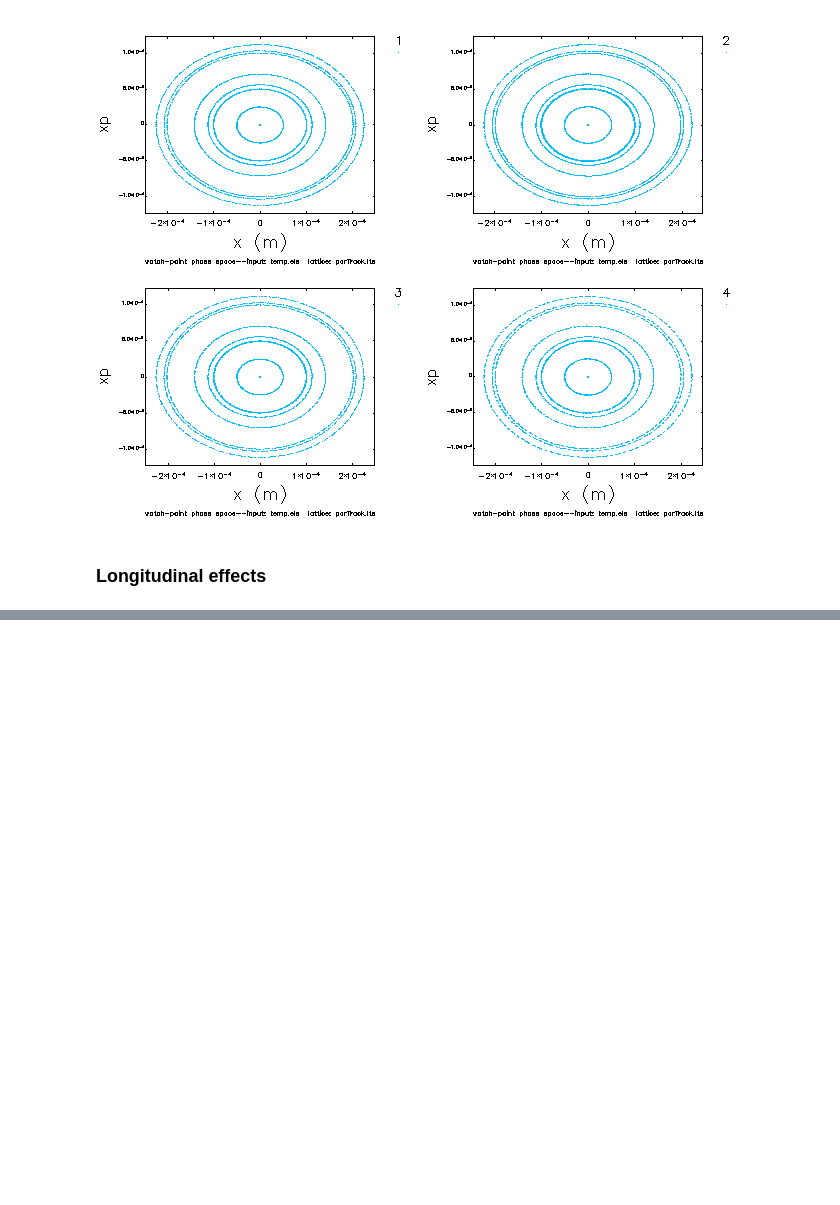
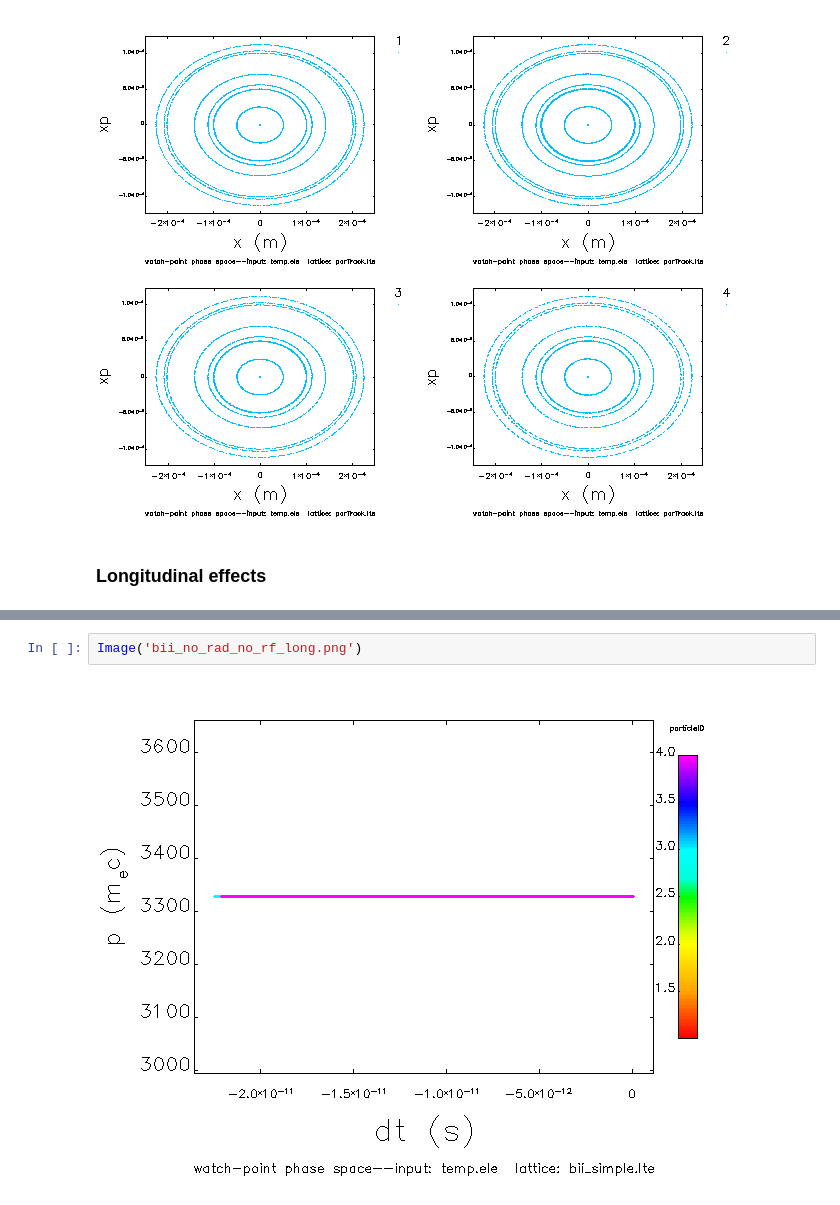
Before and after one commit to tomerten/PyElegantSDDS, a Jupyter notebook: docs/notebook/Tutorial_ElegantRun.ipynb, the cells around one changed output, grey strips where cells are left out. Drawn from its saved outputs; the diff is of its cells as text; blank space fills up the shorter version.

```diff
--- a/docs/notebook/Tutorial_ElegantRun.ipynb
+++ b/docs/notebook/Tutorial_ElegantRun.ipynb
@@ -773,0 +890,4 @@ Image(filename="partrack_varycommand_rect_mode_table_.png")
+# %%
+Image('bii_no_rad_no_rf_long.png')
+# %% [output]
+[figure, added]
```
Also changed, not shown: parts of 28 cells of this notebook, 25 other files.
